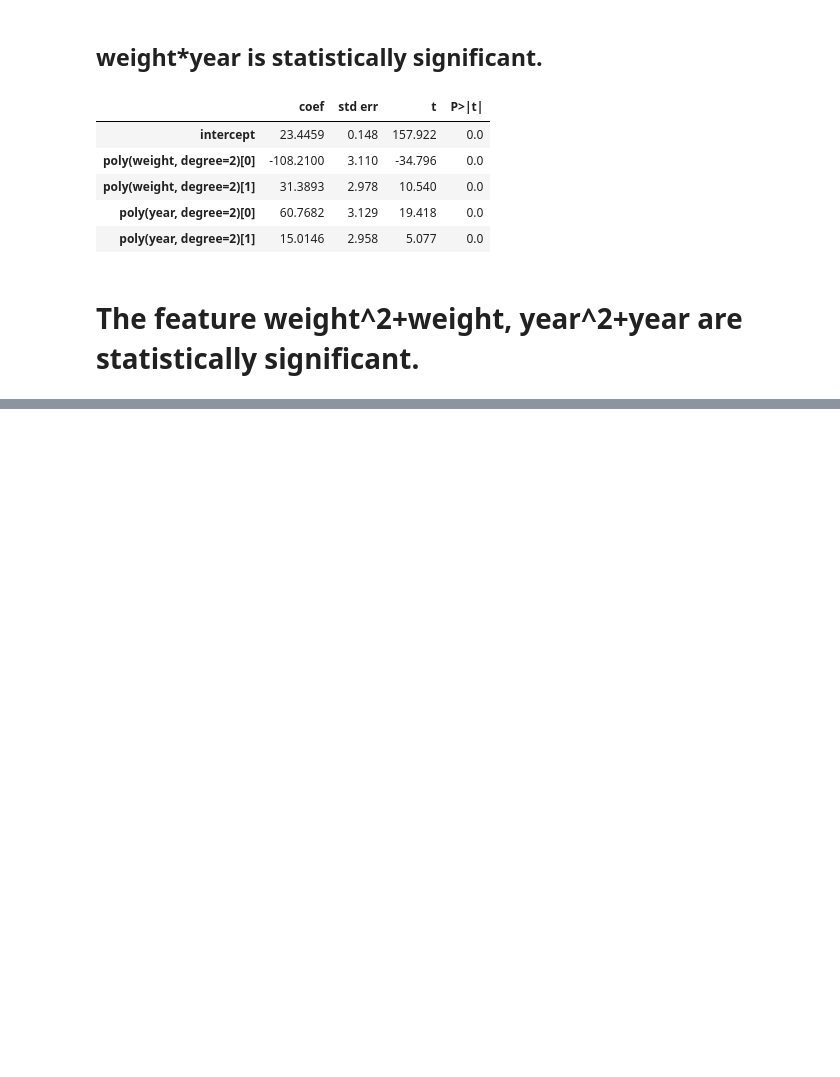
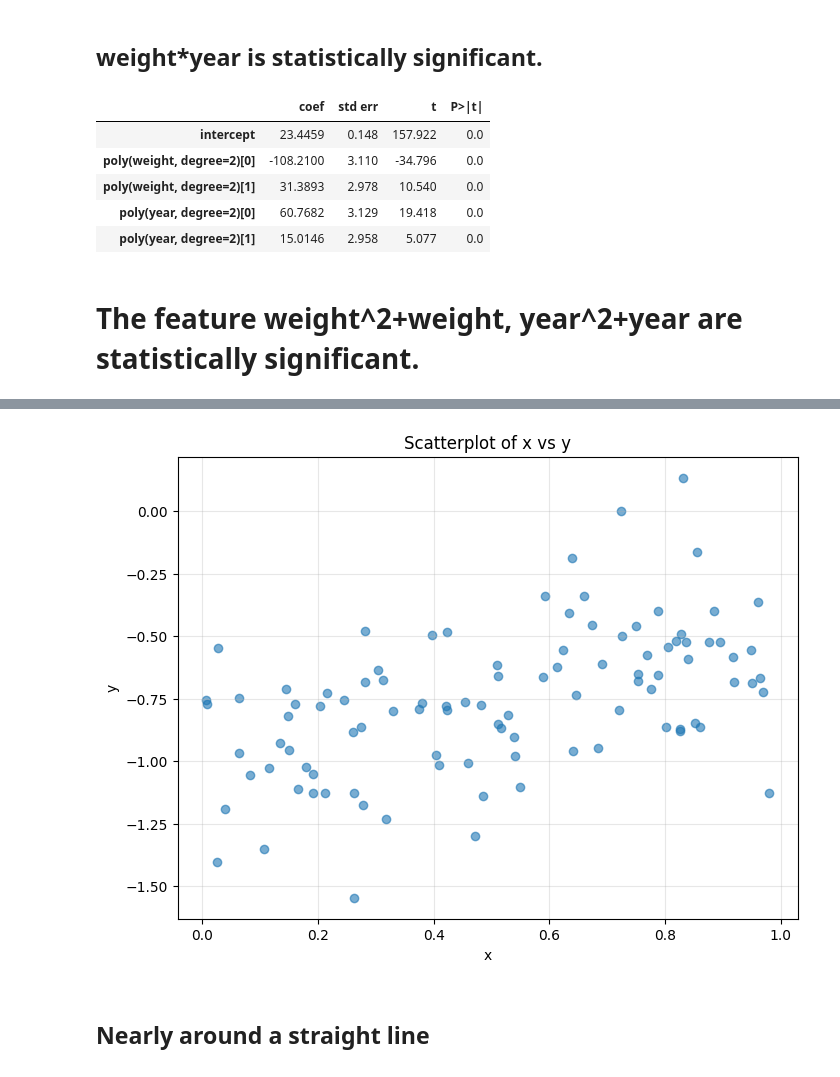
Before and after one commit to AshfordLee/Stanford_CS189, a Jupyter notebook: ISL_python/Ch3/Exercises3.ipynb, the cells around one changed output, grey strips where cells are left out. Saved outputs shown, nothing was run; the diff lists cells and outputs as text; code cells hidden in the pictures; blank space fills up the shorter version.

```diff
--- a/ISL_python/Ch3/Exercises3.ipynb
+++ b/ISL_python/Ch3/Exercises3.ipynb
@@ -278,0 +616,6 @@ summarize(model2.fit())
+# %%
+rng=np.random.default_rng(1)
+n=100
+x=rng.random(size=n)
+
+x
@@ -278,0 +645,3 @@ summarize(model2.fit())
+# %%
+eps=rng.normal(size=n,loc=0,scale=0.25)
+eps
@@ -278,0 +672,3 @@ summarize(model2.fit())
+# %%
+Y=-1+0.5*x+eps
+Y
@@ -278,0 +699,12 @@ summarize(model2.fit())
+# %%
+fig, ax = subplots(figsize=(8, 6))
+ax.scatter(x, Y, alpha=0.6)
+ax.set_xlabel('x')
+ax.set_ylabel('y')
+ax.set_title('Scatterplot of x vs y')
+ax.grid(True, alpha=0.3)
+plt.show()
+# %% [output]
+[figure, added]
+# %% [markdown]
+# <small> Nearly around a straight line </small>
```
Also changed, not shown: parts of 149 cells of this notebook.
